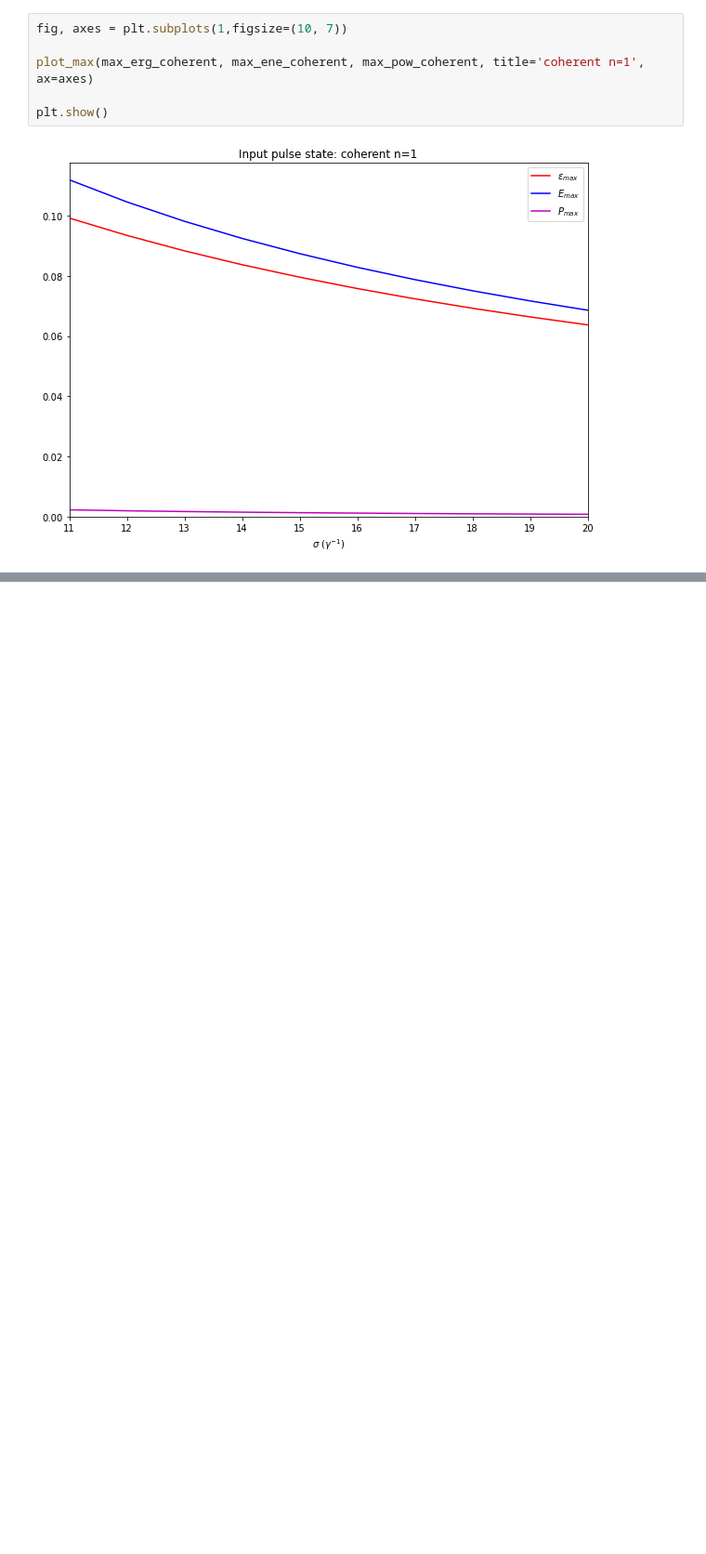
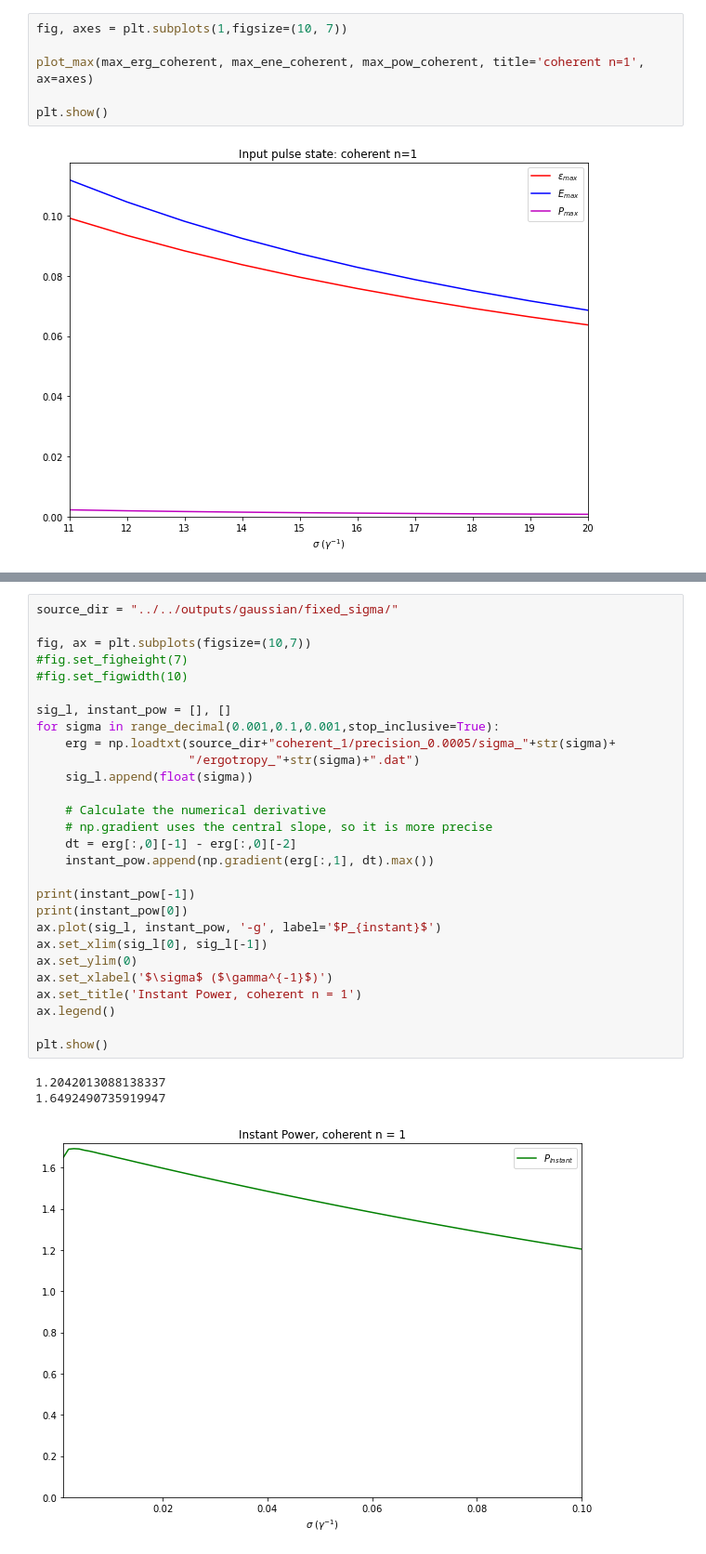
Before and after one commit to sabinthapa100/master-thesis, a Jupyter notebook: sample/notebooks/gaussian/coherent.ipynb, the cells around one changed output, grey strips where cells are left out. Shown at 93% size. Saved outputs shown, nothing was run; the diff lists cells and outputs as text; blank space fills up the shorter version.

Commit message:
add instant power graph for small sigma

```diff
--- a/sample/notebooks/gaussian/coherent.ipynb
+++ b/sample/notebooks/gaussian/coherent.ipynb
@@ -183 +185,33 @@ plt.show()
 [figure]
+# %%
+source_dir = "../../outputs/gaussian/fixed_sigma/"
+
+fig, ax = plt.subplots(figsize=(10,7))
+#fig.set_figheight(7)
+#fig.set_figwidth(10)
+
+sig_l, instant_pow = [], []
+for sigma in range_decimal(0.001,0.1,0.001,stop_inclusive=True):
+    erg = np.loadtxt(source_dir+"coherent_1/precision_0.0005/sigma_"+str(sigma)+
+                     "/ergotropy_"+str(sigma)+".dat")
+    sig_l.append(float(sigma))
+
+    # Calculate the numerical derivative
+    # np.gradient uses the central slope, so it is more precise
+    dt = erg[:,0][-1] - erg[:,0][-2]
+    instant_pow.append(np.gradient(erg[:,1], dt).max())
+
+print(instant_pow[-1])
+print(instant_pow[0])
+ax.plot(sig_l, instant_pow, '-g', label='$P_{instant}$')
+ax.set_xlim(sig_l[0], sig_l[-1])
+ax.set_ylim(0)
+ax.set_xlabel('$\sigma$ ($\gamma^{-1}$)')
+ax.set_title('Instant Power, coherent n = 1')
+ax.legend()
+
+plt.show()
+# %% [output]
+1.2042013088138337
+1.6492490735919947
+[figure, added]
```
Also changed, not shown: parts of 16 cells of this notebook.
